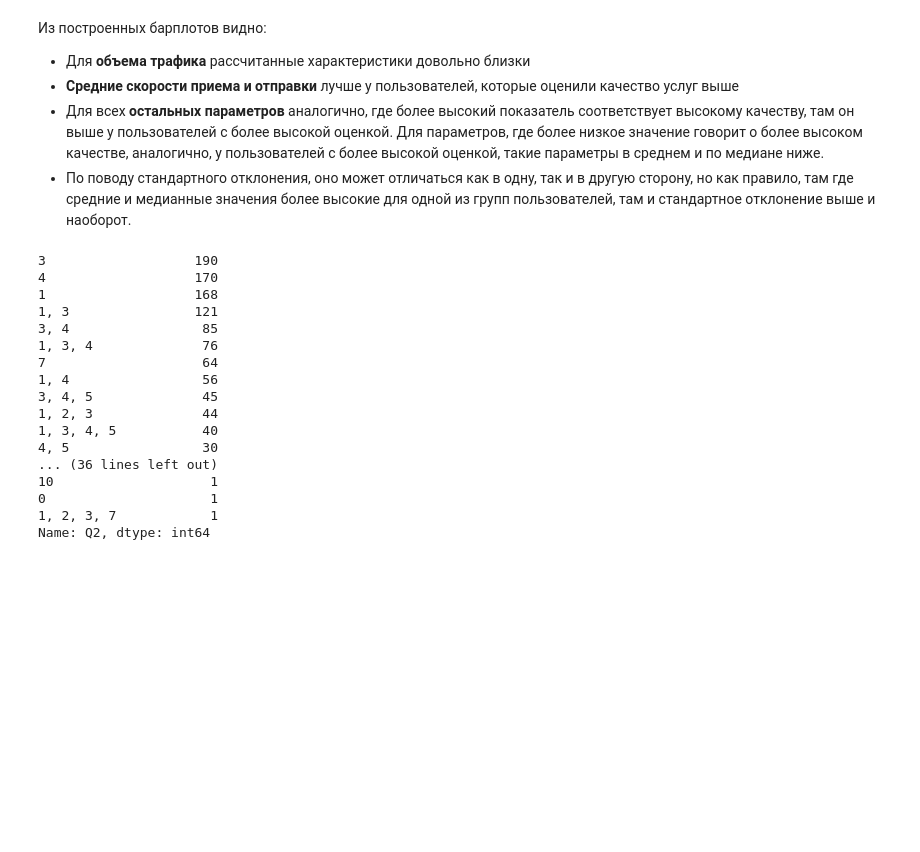
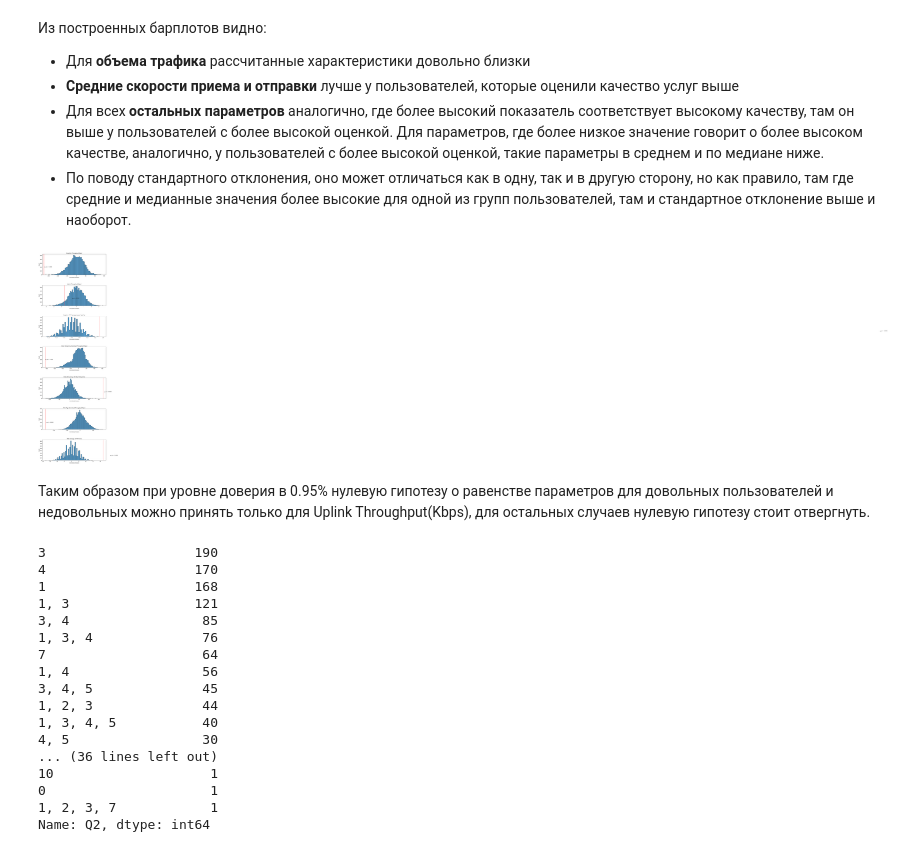
Before and after one commit to KruglikovAnton/megafons_clients_investigation, a Jupyter notebook: megafon_investigation.ipynb, the cells around one changed output. Cells and saved outputs as stored; diff of their text form; code cells hidden in the pictures; blank space fills up the shorter version.

```diff
--- a/megafon_investigation.ipynb
+++ b/megafon_investigation.ipynb
@@ -203,6 +203,41 @@ for i, column in enumerate(inv_cols):
  - **Средние скорости приема и отправки** лучше у пользователей, которые оценили качество услуг выше
  - Для всех **остальных параметров** аналогично, где более высокий показатель соответствует высокому качеству, там он выше у пользователей с более высокой оценкой. Для параметров, где более низкое значение говорит о более высоком качестве, аналогично, у пользователей с более высокой оценкой, такие параметры в среднем и по медиане ниже. <div>
  -  По поводу стандартного отклонения, оно может отличаться как в одну, так и в другую сторону, но как правило, там где средние и медианные значения более высокие для одной из групп пользователей, там и стандартное отклонение выше и наоборот.
+# %%
+# Поскольку распределения не нормальные, то для расчета p-уровня значимости будем использовать бутстрап.
+# Будем сравнивать медианы показателей
+def bootstrap(values_1: np.array, values_2: np.array, n_iter: int=10000):
+    btstr_1 = np.random.choice(values_1, size=(len(values_1), n_iter), replace=True)
+    btstr_2 = np.random.choice(values_2, size=(len(values_2), n_iter), replace=True)
+    median_1 = np.median(values_1)
+    median_2 = np.median(values_2)
+    diff = median_1 - median_2
+    diff_btst = np.median(btstr_1, axis=0) - np.median(btstr_2, axis=0)
+    # Сдвигаем относительно 0
+    diff_btst = diff_btst - np.mean(diff_btst)
+    p_val = np.sum(diff_btst>diff) / diff_btst.size if diff > 0 else np.sum(diff_btst<diff) / diff_btst.size
+    return diff, diff_btst, p_val
+# %%
+# Применим написанную функцию для показателя Downlink Throughput(Kbps)
+plt.rcParams['figure.figsize'] = (12,40)
+columns = ['Downlink Throughput(Kbps)', 'Uplink Throughput(Kbps)', 'Downlink TCP Retransmission Rate(%)', 'Video Streaming Download Throughput(Kbps)',
+           'Video Streaming xKB Start Delay(ms)', 'Web Page Download Throughput(Kbps)', 'Web Average TCP RTT(ms)']
+fig, axs = plt.subplots(nrows=len(columns))
+for i, column in enumerate(columns):
+    values_1 = main_df_Q1[main_df_Q1.Q1_answer=='others (0-8)'][column].values
+    values_2 = main_df_Q1[main_df_Q1.Q1_answer=='positive (9 or 10)'][column].values
+    diff, diff_btst, p_val = bootstrap(values_1, values_2)
+    ax = axs[i]
+    sns.histplot(diff_btst, ax=ax)
+    ax.text(x=diff+5, s=f'p_val = {p_val: .4f}', y=200)
+    ax.set_xlabel('normalized_medians')
+    ax.set_title(column)
+    ax.axvline(diff, color='red')
+plt.subplots_adjust(hspace=0.5)
+# %% [output]
+[figure, added]
+# %% [markdown]
+Таким образом при уровне доверия в 0.95% нулевую гипотезу о равенстве  параметров для довольных пользователей и недовольных можно принять только для Uplink Throughput(Kbps), для остальных случаев нулевую гипотезу стоит отвергнуть.
 # %%
 # Подключим теперь к исследованию результаты ответов на 2й вопрос
 # Посмотрим, какие ответы в данной колонке встречаются
```
Also changed, not shown: parts of 1 cell of this notebook.
